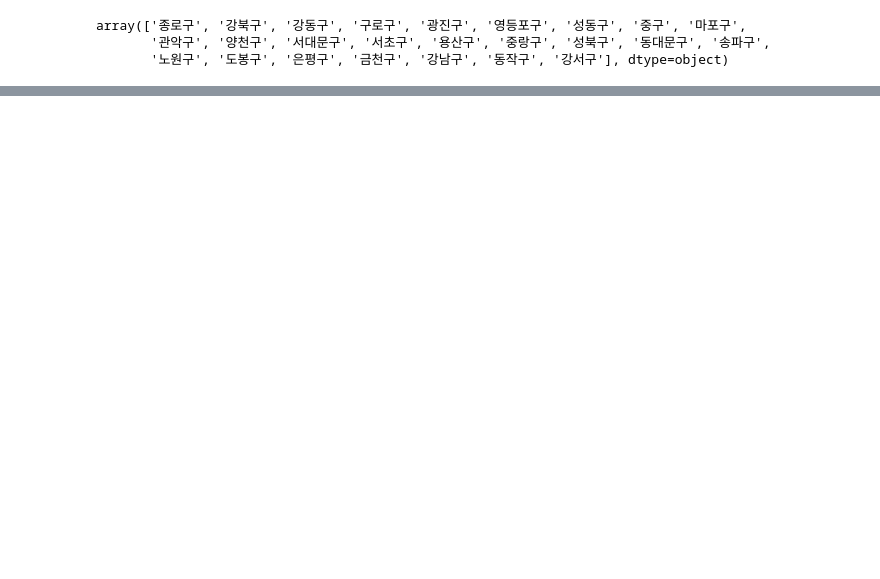
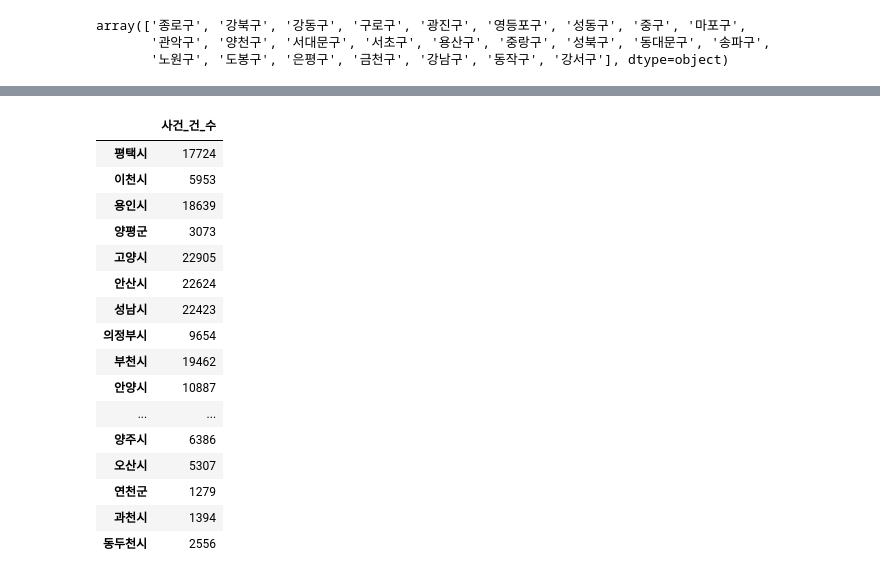
Before and after one commit to jwchoi179/SSU_BDPL_Data_Analysis, a Jupyter notebook: Data_Analysis.ipynb, the cells around one changed output, grey strips where cells are left out. Saved outputs shown, nothing was run; the diff lists cells and outputs as text; code cells hidden in the pictures; blank space fills up the shorter version.

```diff
--- a/Data_Analysis.ipynb
+++ b/Data_Analysis.ipynb
@@ -172,0 +169,21 @@ seoul_dong[1]
+# %%
+kyungi_cases_df = pd.DataFrame({"사건_건_수" : kyungi_cases}, index=kyungi_detail)
+kyungi_cases_df
+# %% [output]
+|  | 사건_건_수 |
+| 평택시 | 17724 |
+| 이천시 | 5953 |
+| 용인시 | 18639 |
+| 양평군 | 3073 |
+| 고양시 | 22905 |
+| 안산시 | 22624 |
+| 성남시 | 22423 |
+| 의정부시 | 9654 |
+| 부천시 | 19462 |
+| 안양시 | 10887 |
+| ... | ... |
+| 양주시 | 6386 |
+| 오산시 | 5307 |
+| 연천군 | 1279 |
+| 과천시 | 1394 |
+| 동두천시 | 2556 |
```
Also changed, not shown: parts of 25 cells of this notebook, 1 other file.
